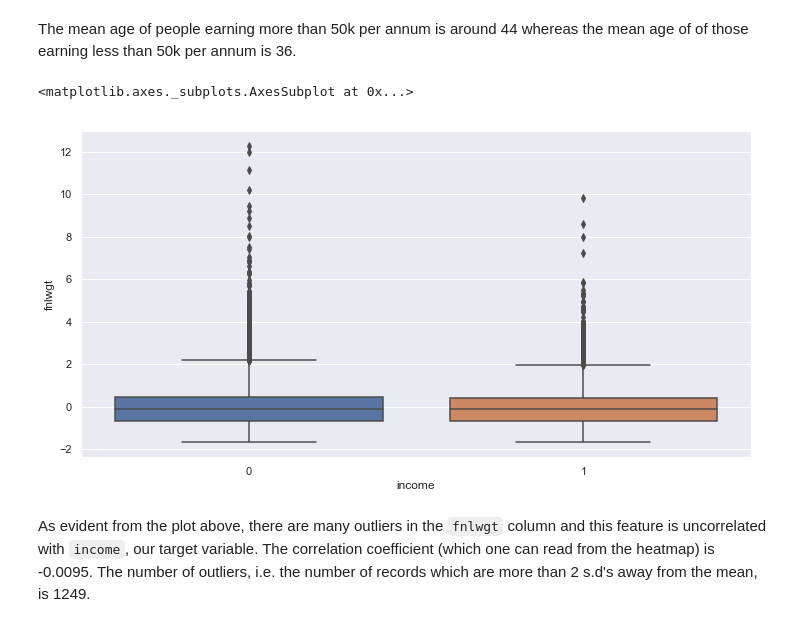
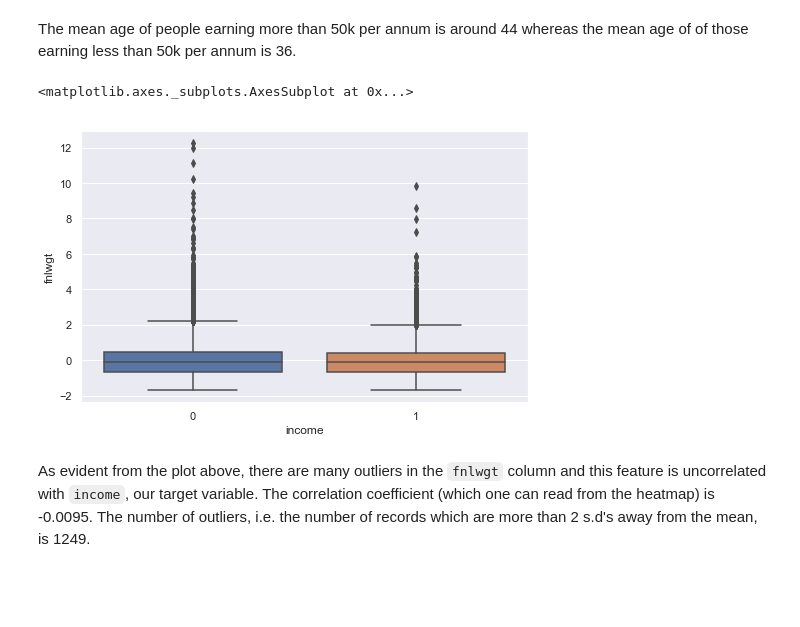
Before and after one commit to dsanyal/Kaggle, a Jupyter notebook: model_kaggle.ipynb, the cells around one changed output. Cells and saved outputs as stored; diff of their text form; code cells hidden in the pictures; blank space fills up the shorter version.

```diff
--- a/model_kaggle.ipynb
+++ b/model_kaggle.ipynb
@@ -123,11 +130,11 @@ sns.boxplot(x="income", y="age", data=data, hue='sex')
 The mean age of people earning more than 50k per annum is around 44 whereas the mean age of of those earning less than 50k per annum is 36.
 # %%
 norm_fnl = (data["fnlwgt"] - data['fnlwgt'].mean())/data['fnlwgt'].std()
-plt.figure(figsize=(12,6))
+plt.figure(figsize=(8,5))
 sns.boxplot(x="income", y=norm_fnl, data=data)
 # %% [output]
 <matplotlib.axes._subplots.AxesSubplot at 0x...>
-[figure, old version]
+[figure, new version]
 # %% [markdown]
 As evident from the plot above, there are many outliers in the `fnlwgt` column and this feature is uncorrelated with `income`, our target variable. The correlation coefficient (which one can read from the heatmap) is -0.0095. The number of outliers, i.e. the number of records which are more than 2 s.d's away from the mean, is 1249.
 # %%
```
Also changed, not shown: parts of 58 cells of this notebook.
